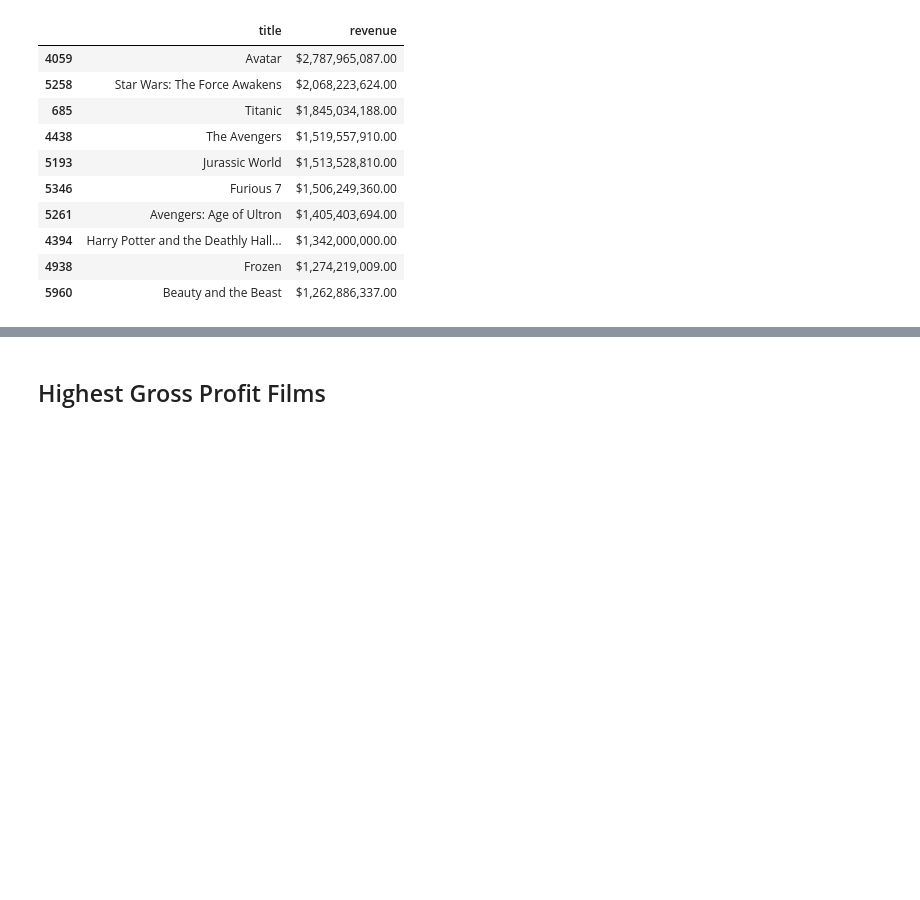
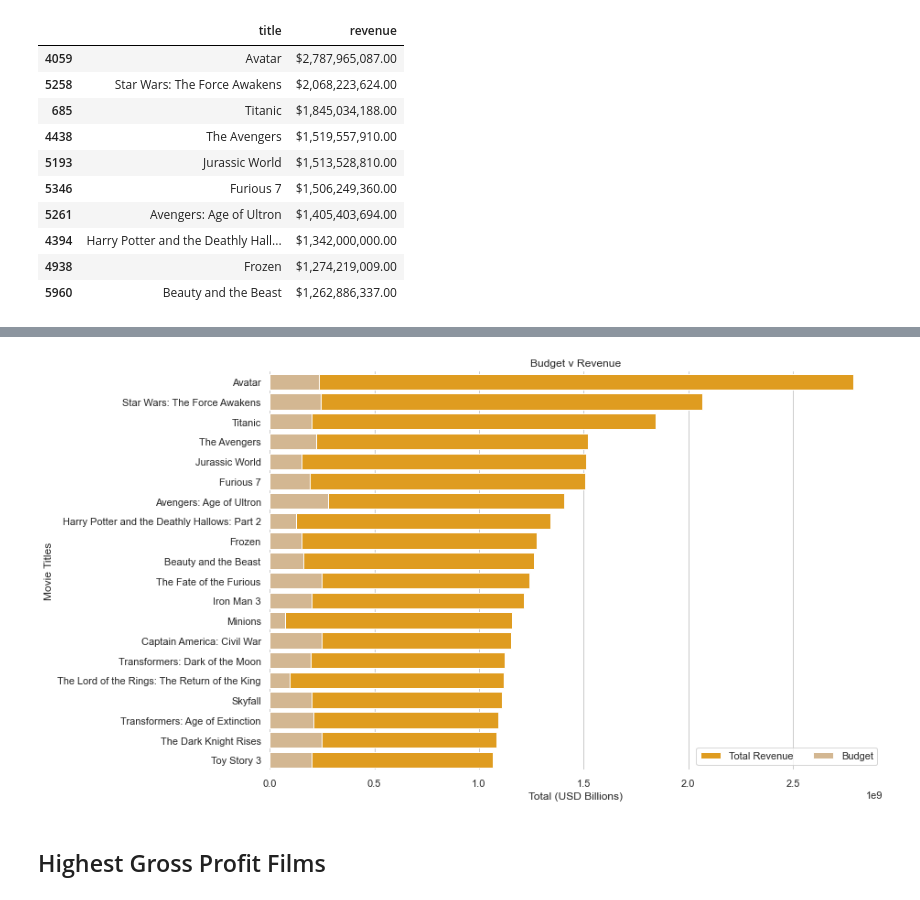
Before and after one commit to samgarcia3/Film-Analysis-and-Prediction, a Jupyter notebook: notebooks/IMDb EDA.ipynb, the cells around one changed output, grey strips where cells are left out. Cells and saved outputs as stored; diff of their text form; code cells hidden in the pictures; blank space fills up the shorter version.

```diff
--- a/notebooks/IMDb EDA.ipynb
+++ b/notebooks/IMDb EDA.ipynb
@@ -313,3 +333,33 @@ high_rev
+# %%
+import seaborn as sns
+import matplotlib.pyplot as plt
+sns.set_theme(style="whitegrid")
+
+# Initialize the matplotlib figure
+f, ax = plt.subplots(figsize=(12, 8))
+
+# Load the budget and revenue data
+profit = high_gp = imdb_final[['title', 'revenue', 'budget']].sort_values(by = "revenue", ascending = False).head(20)
+high_gp = imdb_final[["gross_profit"]].sort_values(by = "gross_profit", ascending = False).head(20)
+
+# Plot the total revenue
+sns.set_color_codes("pastel")
+sns.barplot(x="revenue", y="title", data=profit,
+            label="Total Revenue", color="orange")
+
+# Plot the budget for each film
+sns.set_color_codes("muted")
+sns.barplot(x="budget", y="title", data=profit,
+            label="Budget", color="burlywood")
+
+# Add a legend and informative axis label
+ax.legend(ncol=2, loc="lower right", frameon=True)
+ax.set(ylabel="Movie Titles",
+       xlabel="Total (USD Billions)",
+      title='Budget v Revenue')
+sns.despine(left=True, bottom=True)
+# %% [output]
+[figure, added]
 # %% [markdown]
 ## Highest Gross Profit Films
 # %%
```
Also changed, not shown: parts of 8 cells of this notebook, 2 other files.
